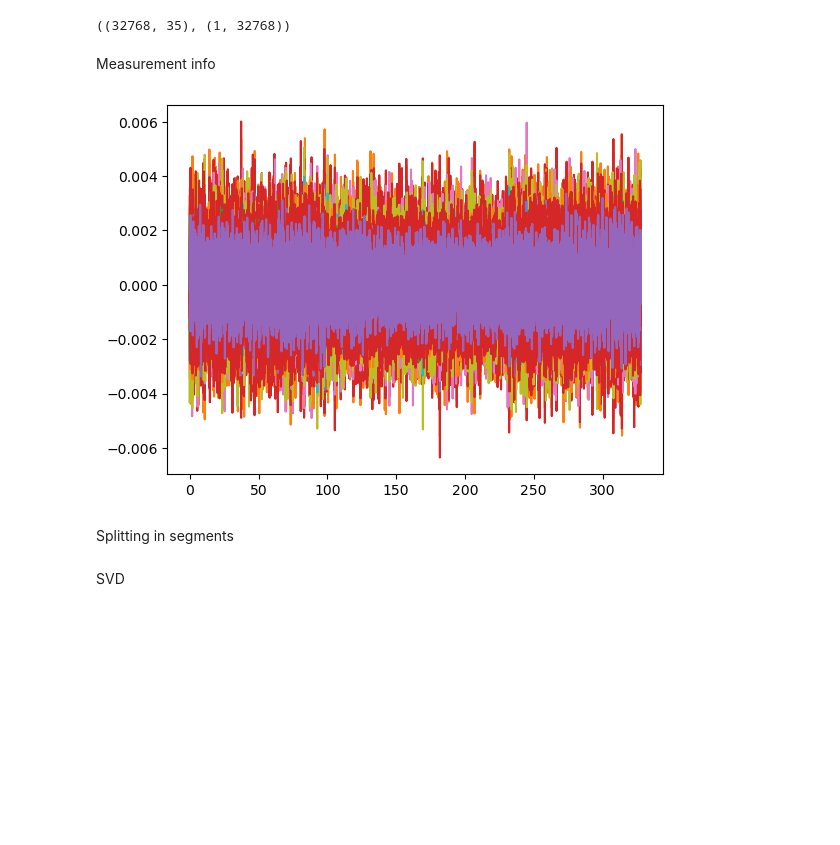
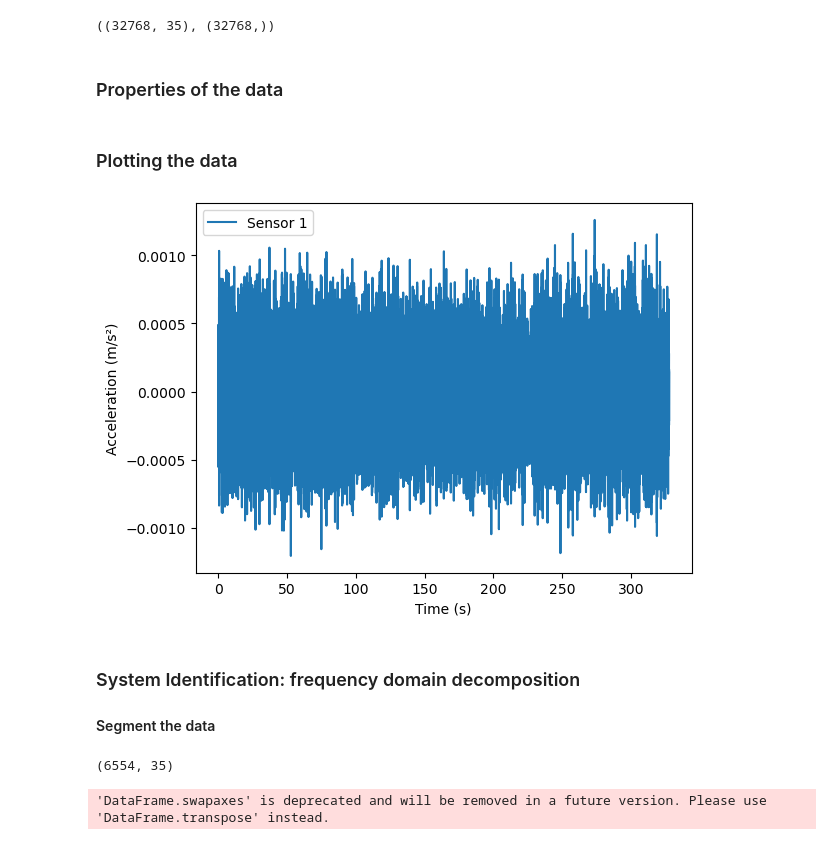
Before and after one commit to Aminealami16/Monitoring-of-Structural-Health-and-Geohazards, a Jupyter notebook: vibration_of_building/data.ipynb, the cells around one changed output. Drawn from its saved outputs; the diff is of its cells as text; code cells hidden in the pictures; blank space fills up the shorter version.

Commit message:
Eigenvalue Decomposition complete

```diff
--- a/vibration_of_building/data.ipynb
+++ b/vibration_of_building/data.ipynb
@@ -8,10 +14,12 @@ import plotly.express as px
 # %%
-acc = pd.read_csv('accelerations.csv', header=0)
+data = pd.read_csv('accelerations.csv', header=0)
+data = data.to_numpy()  # convert to numpy array
 t = pd.read_csv('t.csv', header=0)
+t = t.to_numpy().flatten() # convert to 1D array
 
-acc.shape, t.shape
+data.shape, t.shape
 # %% [output]
-((32768, 35), (1, 32768))
+((32768, 35), (32768,))
-# %% [markdown]
-Measurement info
+# %% [markdown]
+### Properties of the data
 # %%
@@ -22,31 +33,34 @@ df = F / N
+# %% [markdown]
+### Plotting the data
 # %%
-n_d = 35 # number of sensors
-for i in range(n_d):
-    plt.plot(t.iloc[0, :], acc.iloc[:, i], label=f'Sensor {i+1}')
+for i in range(1):
+    plt.plot(t, data[:, i], label=f'Sensor {i+1}')
+plt.xlabel('Time (s)')
+plt.ylabel('Acceleration (m/s²)')
+plt.legend()
+plt.show()
 # %% [output]
-[figure, old version]
+[figure, new version]
-# %% [markdown]
-Splitting in segments
+# %% [markdown]
+### System Identification: frequency domain decomposition
+#### Segment the data
 # %%
 # Split the data into 'n_seg' segments and perform the FFT for each segment
-n_seg = 3
+n_seg = 5
 # New sampling parameters
 N_seg = N / n_seg
 N_seg_counter = int(N_seg/2) # again only the positive frequencies
 t_seg = np.arange(0, N_seg, dt)
-df_seg = F / N_seg
-freq_seg = np.arange(-F/2, F/2, df_seg)
+F = 1 / dt
+df_seg = F/N_seg
+freq_seg = np.arange(0, F/2, df_seg)
 
 # Split the data
-data_seg = []
-data_seg_fft = []
-for i in range(n_d):
-    data_split = np.array_split(acc.iloc[:, i], n_seg)
-    # Store all segments in a list
-    data_seg.append([data_split[j] for j in range(n_seg)])
-    data_seg_fft.append([fft(data_seg[i][j], axis=0) for j in range(n_seg)])
-    # print(data_seg_fft[0].shape) # Check the shape of each matrix in the list
-
-
-# plt.plot(freq_seg, np.abs(data_seg_fft[0][0]))
-# print(data_seg_fft[0][0])
+data_split = np.array_split(data, n_seg)
+# Store all segments in a list
+data_seg = [data_split[i] for i in range(n_seg)]
+data_seg_fft = [fft(data_seg[i], axis=0) for i in range(n_seg)]
+print(data_seg_fft[0].shape) # Check the shape of each matrix in the list
+# %% [output]
+(6554, 35)
+'DataFrame.swapaxes' is deprecated and will be removed in a future version. Please use 'DataFrame.transpose' instead.
@@ -58,2 +66,0 @@ for i in range(n_d):
-# %% [markdown]
-SVD
```
Also changed, not shown: parts of 10 cells of this notebook.
